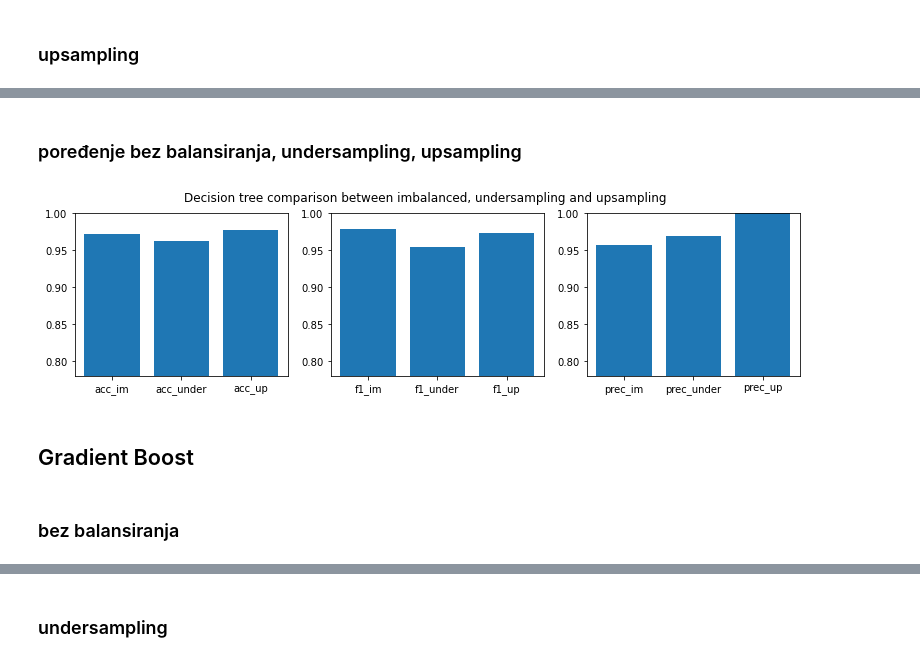
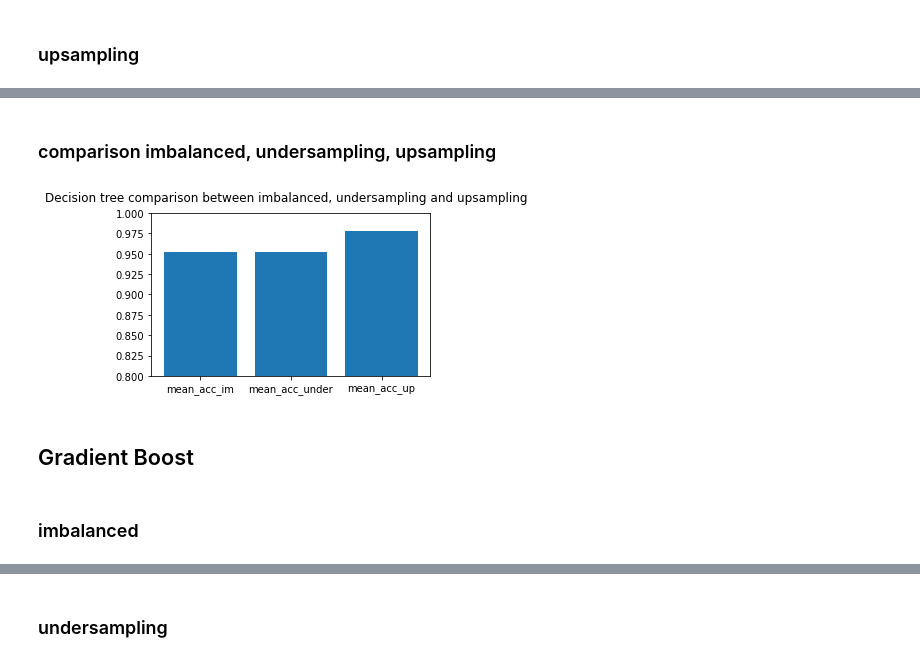
Before and after one commit to MilicaTrifunovic/MachineLearning, a Jupyter notebook: Project 1/Classification.ipynb, the cells around one changed output, grey strips where cells are left out. Saved outputs shown, nothing was run; the diff lists cells and outputs as text; code cells hidden in the pictures.

```diff
--- a/Project 1/Classification.ipynb
+++ b/Project 1/Classification.ipynb
@@ -980,9 +582,11 @@ auc_roc_plot(imbalanced, undersampled, upsampled)
 # %%
+scaler = StandardScaler()
 dt_classifier = DecisionTreeClassifier(random_state=0)
 
-dt_classifier.fit(X_train_imbalanced, y_train_imbalanced)
-dt_prediction_imbalanced = dt_classifier.predict(X_test_imbalanced)
+pipeline = make_pipeline(scaler, dt_classifier)
+kf = StratifiedKFold(n_splits=10, shuffle=True, random_state=1)
+dt_cv_results_imbalanced = cross_val_score(pipeline, X_imbalanced, y_imbalanced, cv=kf, scoring="accuracy", n_jobs=-1)
 
-# model evaluation
-dt_eval_imbalanced = eval_model(y_test_imbalanced, dt_prediction_imbalanced)
+print(dt_cv_results_imbalanced)
+print("Mean: ", dt_cv_results_imbalanced.mean())
 # %% [output]
@@ -1013,11 +596,13 @@ Image(graph.create_png())
 # %% [markdown]
 ### undersampling
 # %%
+scaler = StandardScaler()
 dt_classifier = DecisionTreeClassifier(random_state=0)
 
-dt_classifier.fit(X_train_undersampled, y_train_undersampled)
-dt_prediction_undersampled = dt_classifier.predict(X_test_undersampled)
+pipeline = make_pipeline(scaler, dt_classifier)
+kf = StratifiedKFold(n_splits=10, shuffle=True, random_state=1)
+dt_cv_results_undersampled = cross_val_score(pipeline, X_undersampled, y_undersampled, cv=kf, scoring="accuracy", n_jobs=-1)
 
-# model evaluation
-dt_eval_undersampled = eval_model(y_test_undersampled, dt_prediction_undersampled)
+print(dt_cv_results_undersampled)
+print("Mean: ", dt_cv_results_undersampled.mean())
 # %% [output]
@@ -1048,11 +611,13 @@ Image(graph.create_png())
 # %% [markdown]
 ### upsampling
 # %%
+scaler = StandardScaler()
 dt_classifier = DecisionTreeClassifier(random_state=0)
 
-dt_classifier.fit(X_train_upsampled, y_train_upsampled)
-dt_prediction_upsampled = dt_classifier.predict(X_test_upsampled)
+pipeline = make_pipeline(scaler, dt_classifier)
+kf = StratifiedKFold(n_splits=10, shuffle=True, random_state=1)
+dt_cv_results_upsampled = cross_val_score(pipeline, X_upsampled, y_upsampled, cv=kf, scoring="accuracy", n_jobs=-1)
 
-# model evaluation
-dt_eval_upsampled = eval_model(y_test_upsampled, dt_prediction_upsampled)
+print(dt_cv_results_upsampled)
+print("Mean: ", dt_cv_results_upsampled.mean())
 # %% [output]
@@ -1083,22 +627,15 @@ Image(graph.create_png())
 # %% [markdown]
-### poređenje bez balansiranja, undersampling, upsampling
+### comparison imbalanced, undersampling, upsampling
 # %%
-plt.figure(figsize=(13, 3))
-plt.subplot(131)
-plt.ylim(0.78, 1.00)
-plt.bar(['acc_im', 'acc_under', 'acc_up'], [dt_eval_imbalanced[0], dt_eval_undersampled[0], dt_eval_upsampled[0]])
-plt.subplot(132)
-plt.ylim(0.78, 1.00)
-plt.bar(['f1_im', 'f1_under','f1_up'], [dt_eval_imbalanced[1], dt_eval_undersampled[1], dt_eval_upsampled[1]])
-plt.subplot(133)
-plt.ylim(0.78, 1.00)
-plt.bar(['prec_im', 'prec_under', 'prec_up'], [dt_eval_imbalanced[2], dt_eval_undersampled[2], dt_eval_upsampled[2]])
+plt.figure(figsize=(5, 3))
+plt.ylim(0.8, 1.00)
+plt.bar(['mean_acc_im', 'mean_acc_under', 'mean_acc_up'], [dt_cv_results_imbalanced.mean(), dt_cv_results_undersampled.mean(), dt_cv_results_upsampled.mean()])
 plt.suptitle('Decision tree comparison between imbalanced, undersampling and upsampling')
 plt.show()
 # %% [output]
-[figure, old version]
+[figure, new version]
 # %% [markdown]
 ## Gradient Boost
 # %% [markdown]
-### bez balansiranja
+### imbalanced
 # %%
```
Also changed, not shown: parts of 112 cells of this notebook.
